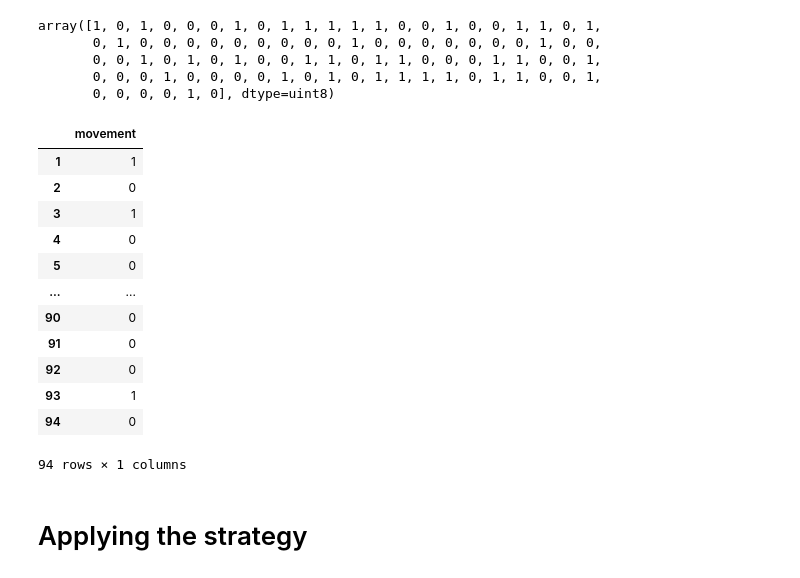
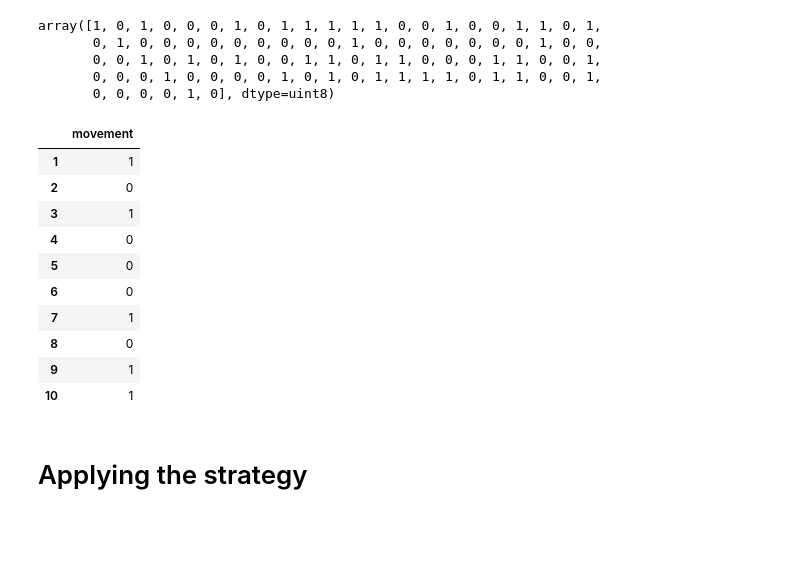
Before and after one commit to m-tari/stock_direction_predict_ml, a Jupyter notebook: process.ipynb, the cells around one changed output. Drawn from its saved outputs; the diff is of its cells as text; code cells hidden in the pictures; blank space fills up the shorter version.

```diff
--- a/process.ipynb
+++ b/process.ipynb
@@ -307,21 +314,19 @@ array([1, 0, 1, 0, 0, 0, 1, 0, 1, 1, 1, 1, 1, 0, 0, 1, 0, 0, 1, 1, 0, 1,
 StID = range(1,len(y_pred)+1)
 predictions = pd.DataFrame(y_pred, columns=['movement'], index=StID)
 # %%
-predictions
+predictions.head(10)
 # %% [output]
 |  | movement |
 | 1 | 1 |
 | 2 | 0 |
 | 3 | 1 |
 | 4 | 0 |
 | 5 | 0 |
-| ... | ... |
-| 90 | 0 |
-| 91 | 0 |
-| 92 | 0 |
-| 93 | 1 |
-| 94 | 0 |
+| 6 | 0 |
+| 7 | 1 |
+| 8 | 0 |
+| 9 | 1 |
+| 10 | 1 |
-94 rows × 1 columns
 # %%
 predictions.to_csv('predictions/predictions.csv')
 # %% [markdown]
```
Also changed, not shown: parts of 3 cells of this notebook, 4 other files.
